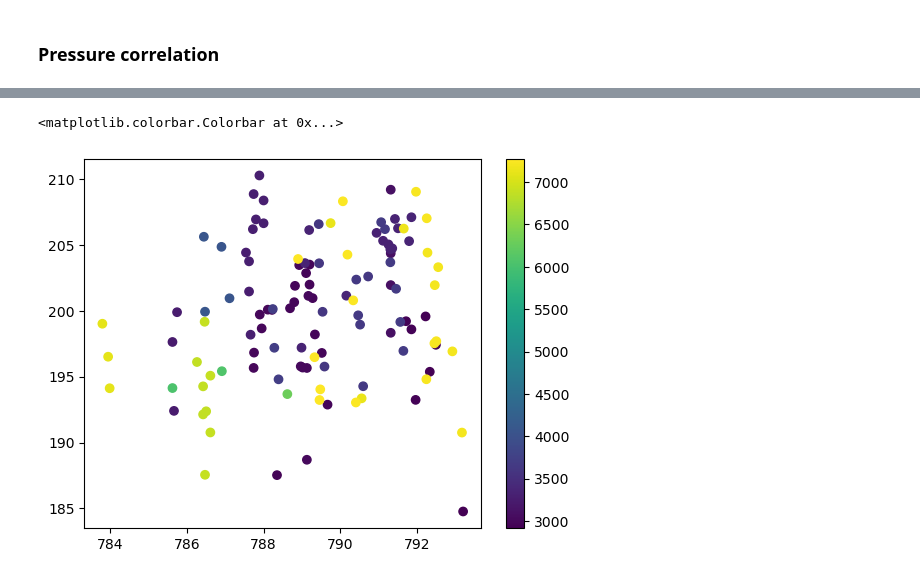
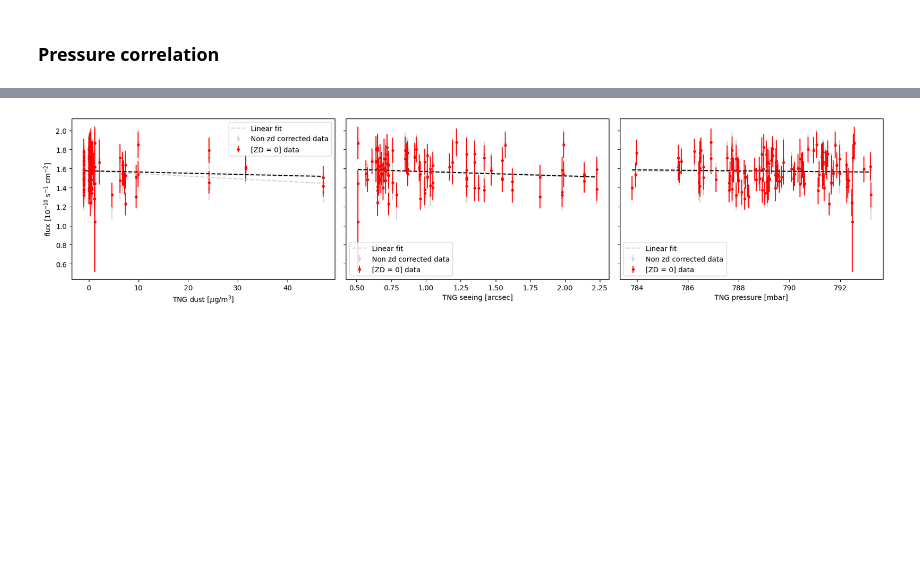
Before and after one commit to juanjq/cosmic_ray_data_correction, a Jupyter notebook: analysis_first_corrections/perform_corrections.ipynb, the cells around one changed output, grey strips where cells are left out. Cells and saved outputs as stored; diff of their text form; code cells hidden in the pictures; blank space fills up the shorter version.

```diff
--- a/analysis_first_corrections/perform_corrections.ipynb
+++ b/analysis_first_corrections/perform_corrections.ipynb
@@ -155,8 +155,12 @@ for run in np.sort(list(dict_runs.keys())):
     dict_runs[run]["e_p_rate"] = _e_p_rate
     e_p_rate.append(_e_p_rate)
 
-for array in [flux, e_flux, p_rate, e_p_rate, zd, az]:
-    array = np.array(array)
+flux     = np.array(flux)
+e_flux   = np.array(e_flux)
+p_rate   = np.array(p_rate)
+e_p_rate = np.array(e_p_rate)
+zd       = np.array(zd)
+az       = np.array(az)
 # %% [markdown]
 ### Linearly fitting the zd to the proton rate and showing all distributions
 # %%
@@ -282,6 +285,8 @@ for run in dict_runs.keys():
 
     zd_corr_flux.append(_zd_corr_flux[0])
     dict_runs[run]["zd_corr_flux"] = _zd_corr_flux[0]
+
+zd_corr_flux = np.array(zd_corr_flux)
 # %%
 fig, (ax1, ax2) = plt.subplots(1, 2, figsize=(12, 5), gridspec_kw={'width_ratios': [1.2, 1.45]}, sharey=True)
 
@@ -698,6 +690,42 @@ plt.show()
 # %%
-plt.scatter(press, p_rate/2, c=run_n)
-plt.colorbar()
+fit1 = np.poly1d(np.polyfit(dust, zd_corr_flux, 1))
+fit2 = np.poly1d(np.polyfit(see[see > 0.], zd_corr_flux[see > 0.], 1))
+fit3 = np.poly1d(np.polyfit(press, zd_corr_flux, 1))
+_fit1 = np.poly1d(np.polyfit(dust, flux, 1))
+_fit2 = np.poly1d(np.polyfit(see[see > 0.], flux[see > 0.], 1))
+_fit3 = np.poly1d(np.polyfit(press, flux, 1))
+
+
+fig, (ax1, ax2, ax3) = plt.subplots(1, 3, figsize=(17, 4), sharey=True)
+
+ax1.errorbar(dust, flux, yerr=e_flux, color="lightgray", ls="", marker=".", zorder=-1, label="Non zd corrected data")
+ax2.errorbar(see[see > 0.], flux[see > 0.], yerr=e_flux[see > 0.], color="lightgray", ls="", marker=".", zorder=-1, label="Non zd corrected data")
+ax3.errorbar(press, flux, yerr=e_flux, color="lightgray", ls="", marker=".", zorder=-1, label="Non zd corrected data")
+
+ax1.errorbar(dust, zd_corr_flux, yerr=e_flux , color="r", ls="", marker=".", label="[ZD = 0] data")
+ax2.errorbar(see[see > 0.], zd_corr_flux[see > 0.], yerr=e_flux[see > 0.], color="r", ls="", marker=".", label="[ZD = 0] data")
+ax3.errorbar(press, zd_corr_flux, yerr=e_flux, color="r", ls="", marker=".", label="[ZD = 0] data")
+
+d_a = np.linspace(min(dust), max(dust))
+s_a = np.linspace(min(see[see > 0.]), max(see[see > 0.]))
+p_a = np.linspace(min(press), max(press))
+
+ax1.plot(d_a, geom.lineFreeF(list(_fit1), d_a), color="lightgray", ls="--", label="Linear fit")
+ax2.plot(s_a, geom.lineFreeF(list(_fit2), s_a), color="lightgray", ls="--", label="Linear fit")
+ax3.plot(p_a, geom.lineFreeF(list(_fit3), p_a), color="lightgray", ls="--", label="Linear fit")
+ax1.plot(d_a, geom.lineFreeF(list(fit1), d_a), color="k", ls="--")
+ax2.plot(s_a, geom.lineFreeF(list(fit2), s_a), color="k", ls="--")
+ax3.plot(p_a, geom.lineFreeF(list(fit3), p_a), color="k", ls="--")
+
+for ax in [ax1, ax2, ax3]:
+    ax.legend()
+ax1.set_ylabel("flux [$10^{-10}$ s${}^{-1}$ cm${}^{-2}$]")
+ax1.set_xlabel("TNG dust [$\\mu$g/m$^3$]")
+ax2.set_xlabel("TNG seeing [arcsec]")
+ax3.set_xlabel("TNG pressure [mbar]")
+fig.tight_layout()
+
+# plt.savefig(f"plots/total.png", dpi=300, bbox_inches='tight')
+plt.show()
 # %% [output]
-<matplotlib.colorbar.Colorbar at 0x...>
-[figure, old version]
+[figure, new version]
```
Also changed, not shown: parts of 7 cells of this notebook, 9 other files.
